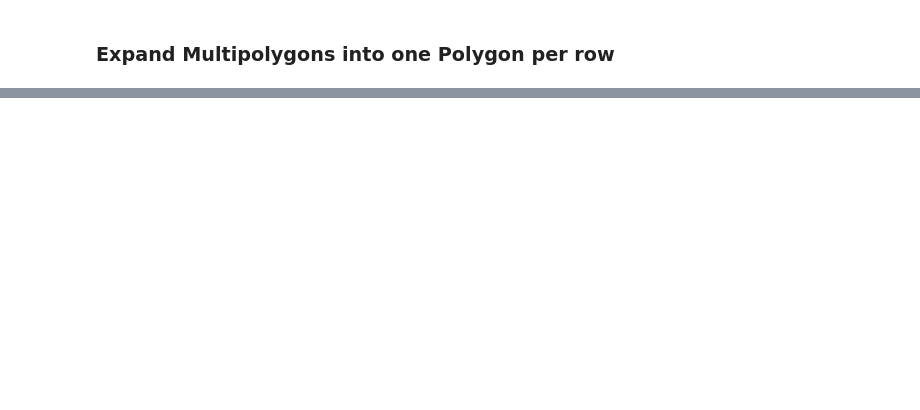
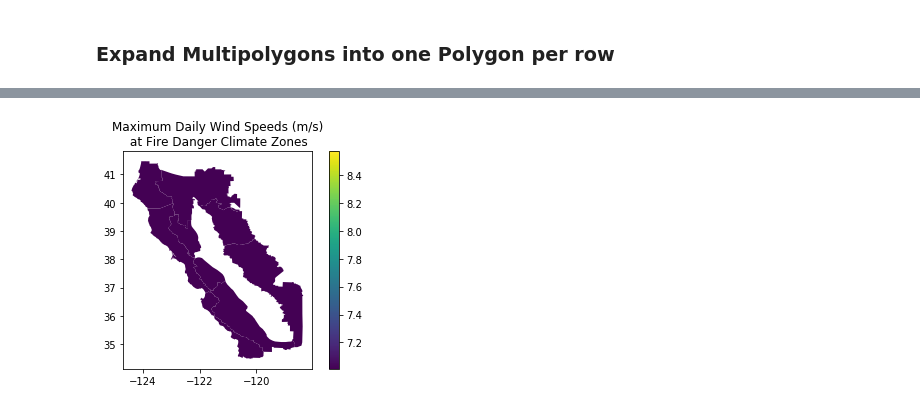
Before and after one commit to edwinfcampos/Showcase, a Jupyter notebook: CodingExample.ipynb, the cells around one changed output, grey strips where cells are left out. Cells and saved outputs as stored; diff of their text form; code cells hidden in the pictures; blank space fills up the shorter version.

```diff
--- a/CodingExample.ipynb
+++ b/CodingExample.ipynb
@@ -573,0 +736,8 @@ print( len( geodf_geo.geometry[0] ) )#, geodf_geo.geometry[0].shape)
+# %%
+# Visualize exploded geometries in Lat Lon coordinates map
+ax = geodf_final.plot(column='MaxWind',legend=True)
+ax.set_title("Maximum Daily Wind Speeds (m/s)\n at Fire Danger Climate Zones")
+# Save figure as PNG file
+plt.savefig('fdcz_max_winds.png')
+# %% [output]
+[figure, added]
```
Also changed, not shown: parts of 25 cells of this notebook.
